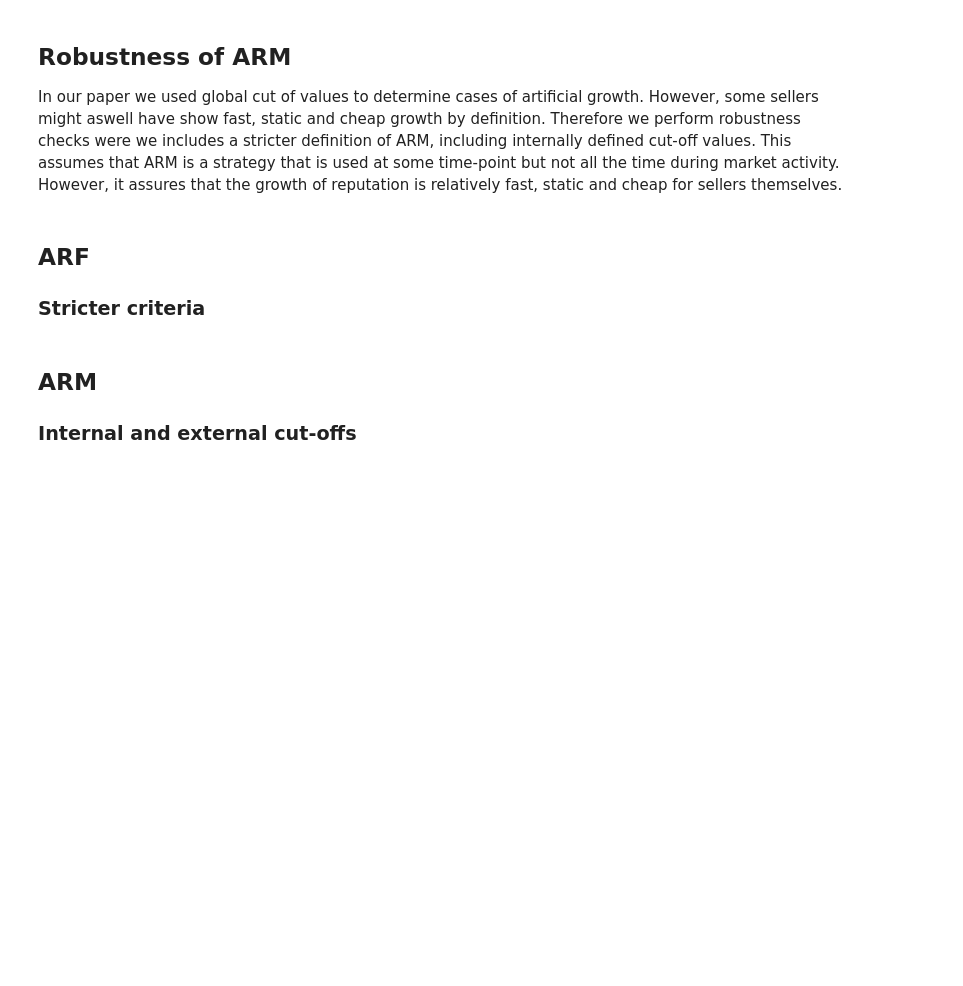
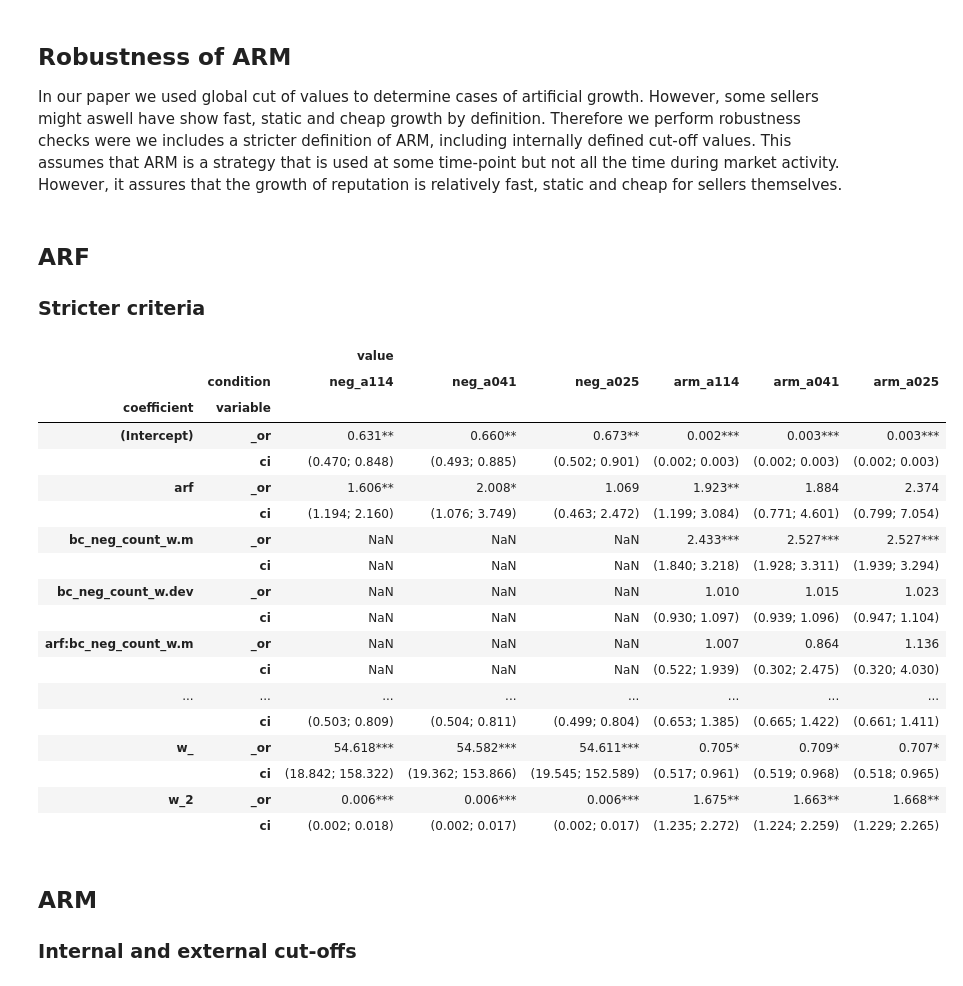
Before and after one commit to jossl95/ARF, a Jupyter notebook: Robustness.ipynb, the cells around one changed output. Saved outputs shown, nothing was run; the diff lists cells and outputs as text; code cells hidden in the pictures; blank space fills up the shorter version.

```diff
--- a/Robustness.ipynb
+++ b/Robustness.ipynb
@@ -477,9 +477,8 @@ for (name in names(model_arf)){
     model <- round(data.frame(summary(model_arf[[name]])[10]),3)
     colnames(model) <- cols
     rownames(model) <- paste(name, rownames(model), sep = '__')
-    model['or'] <- round(exp(model$B), 3)
 
-    odds <- data.frame(tidy(model1$e,conf.int=TRUE,exponentiate=TRUE,effects="fixed")) %>%
+    odds <- data.frame(tidy(model_arf[[name]],conf.int=TRUE,exponentiate=TRUE,effects="fixed")) %>%
         select(c("estimate", "conf.low", "conf.high")) %>%
         mutate_all(funs(round(.,3)))
     colnames(odds) <- c("or", "ci_low", "ci_high")
@@ -493,30 +490,60 @@ results
 # %%
 def sig_stars(x):
     if x < .001:
         return "***"
     if x < .01:
         return "**"
     if x < .05:
         return "*"
     if x < .1:
         return "."
     else:
         return ""
 
+ci_fmt = lambda x: f"({str(round(x['ci_low'], 3)).ljust(5, '0')}; {str(round(x['ci_high'], 3)).ljust(5, '0')})"
+order = [0, 1] + [12, 13, 14, 15] + [ 2, 3, 4, 5, 6, 7, 8, 9, 10, 11]
+col_order = [5, 4, 3, 2, 1, 0]
 
-results\
+r = results\
     .assign(star = lambda x: x['p'].apply(sig_stars))\
-    .assign(coef = lambda x: x["B"].apply(lambda v: f'{v:.3f}') + x["star"],
-            se_ = lambda x: x['se'].apply(lambda v: f'({v:.3f})'))[['coef', 'se_']]\
+    .assign(_or = lambda x: x["or"].apply(lambda v: f'{v:.3f}') + x["star"],
+            ci = lambda row: row.agg(ci_fmt, axis=1))[['_or', 'ci']]\
     .reset_index()\
     .melt(id_vars = 'index')\
     .assign(
         condition = lambda x: x['index'].str.split('__').str[0],
         coefficient = lambda x: x['index'].str.split('__').str[1]\
                                           .str.replace('_041', '')\
                                           .str.replace('_025', ''))\
+    .assign(
+        coefficient = lambda x: pd.Categorical(x['coefficient'],
+                                               ordered=True,
+                                               categories=[x['coefficient'].unique()[i] for i in order]))\
     .drop('index', axis = 1)\
-    .pivot_table(index= ['coefficient', 'variable'], columns= 'condition', values = 'value', aggfunc='max')
+    .set_index(['coefficient', 'variable', 'condition'])\
+    .unstack()[lambda x: [x.columns[i] for i in col_order]]
+
+r
+# %% [output]
+|  |  | value |  |  |  |  |  |
+|  | condition | neg_a114 | neg_a041 | neg_a025 | arm_a114 | arm_a041 | arm_a025 |
+| coefficient | variable |  |  |  |  |  |  |
+| (Intercept) | _or | 0.631** | 0.660** | 0.673** | 0.002*** | 0.003*** | 0.003*** |
+|  | ci | (0.470; 0.848) | (0.493; 0.885) | (0.502; 0.901) | (0.002; 0.003) | (0.002; 0.003) | (0.002; 0.003) |
+| arf | _or | 1.606** | 2.008* | 1.069 | 1.923** | 1.884 | 2.374 |
+|  | ci | (1.194; 2.160) | (1.076; 3.749) | (0.463; 2.472) | (1.199; 3.084) | (0.771; 4.601) | (0.799; 7.054) |
+| bc_neg_count_w.m | _or | NaN | NaN | NaN | 2.433*** | 2.527*** | 2.527*** |
+|  | ci | NaN | NaN | NaN | (1.840; 3.218) | (1.928; 3.311) | (1.939; 3.294) |
+| bc_neg_count_w.dev | _or | NaN | NaN | NaN | 1.010 | 1.015 | 1.023 |
+|  | ci | NaN | NaN | NaN | (0.930; 1.097) | (0.939; 1.096) | (0.947; 1.104) |
+| arf:bc_neg_count_w.m | _or | NaN | NaN | NaN | 1.007 | 0.864 | 1.136 |
+|  | ci | NaN | NaN | NaN | (0.522; 1.939) | (0.302; 2.475) | (0.320; 4.030) |
+| ... | ... | ... | ... | ... | ... | ... | ... |
+|  | ci | (0.503; 0.809) | (0.504; 0.811) | (0.499; 0.804) | (0.653; 1.385) | (0.665; 1.422) | (0.661; 1.411) |
+| w_ | _or | 54.618*** | 54.582*** | 54.611*** | 0.705* | 0.709* | 0.707* |
+|  | ci | (18.842; 158.322) | (19.362; 153.866) | (19.545; 152.589) | (0.517; 0.961) | (0.519; 0.968) | (0.518; 0.965) |
+| w_2 | _or | 0.006*** | 0.006*** | 0.006*** | 1.675** | 1.663** | 1.668** |
+|  | ci | (0.002; 0.018) | (0.002; 0.017) | (0.002; 0.017) | (1.235; 2.272) | (1.224; 2.259) | (1.229; 2.265) |
 # %% [markdown]
 ## ARM
 ### Internal and external cut-offs
```
Also changed, not shown: parts of 4 cells of this notebook, 1 other file.
